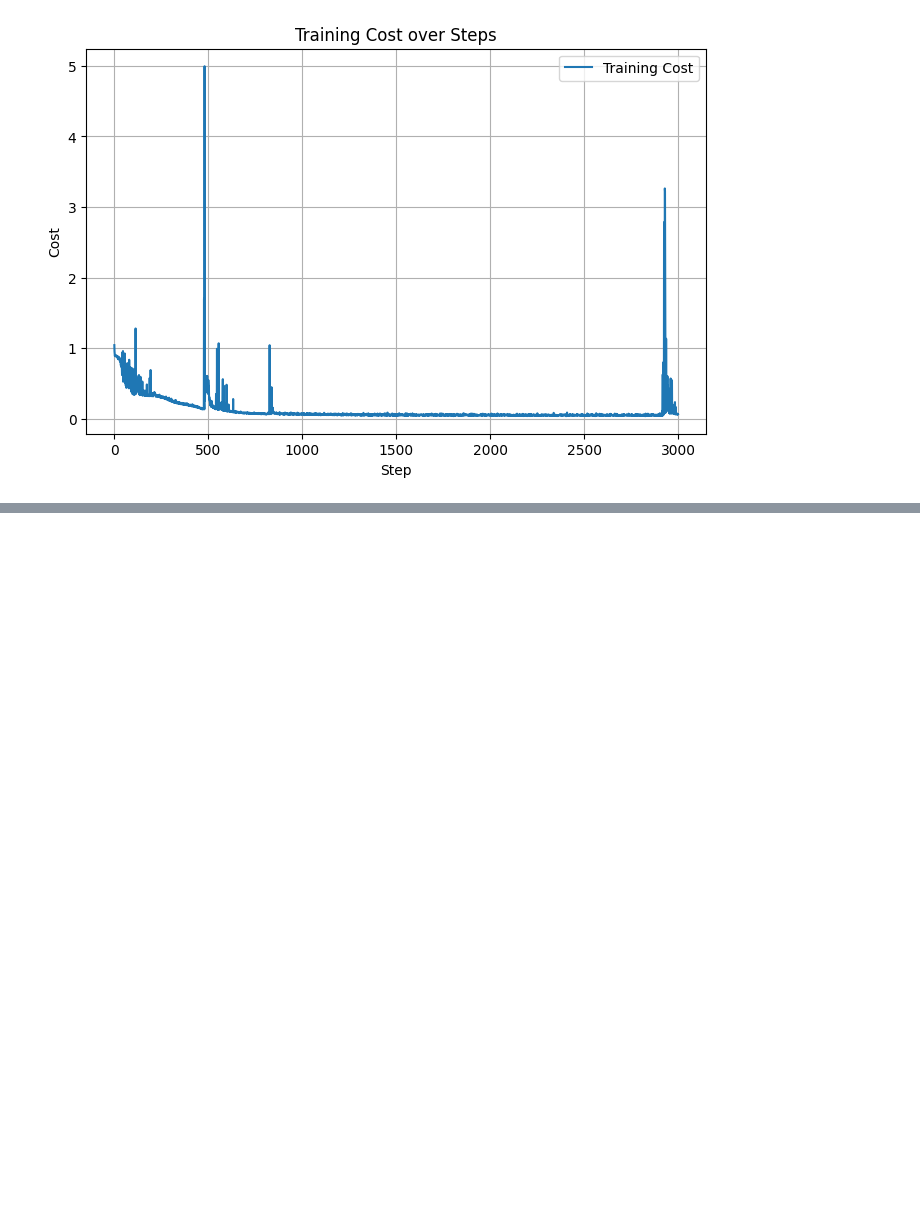
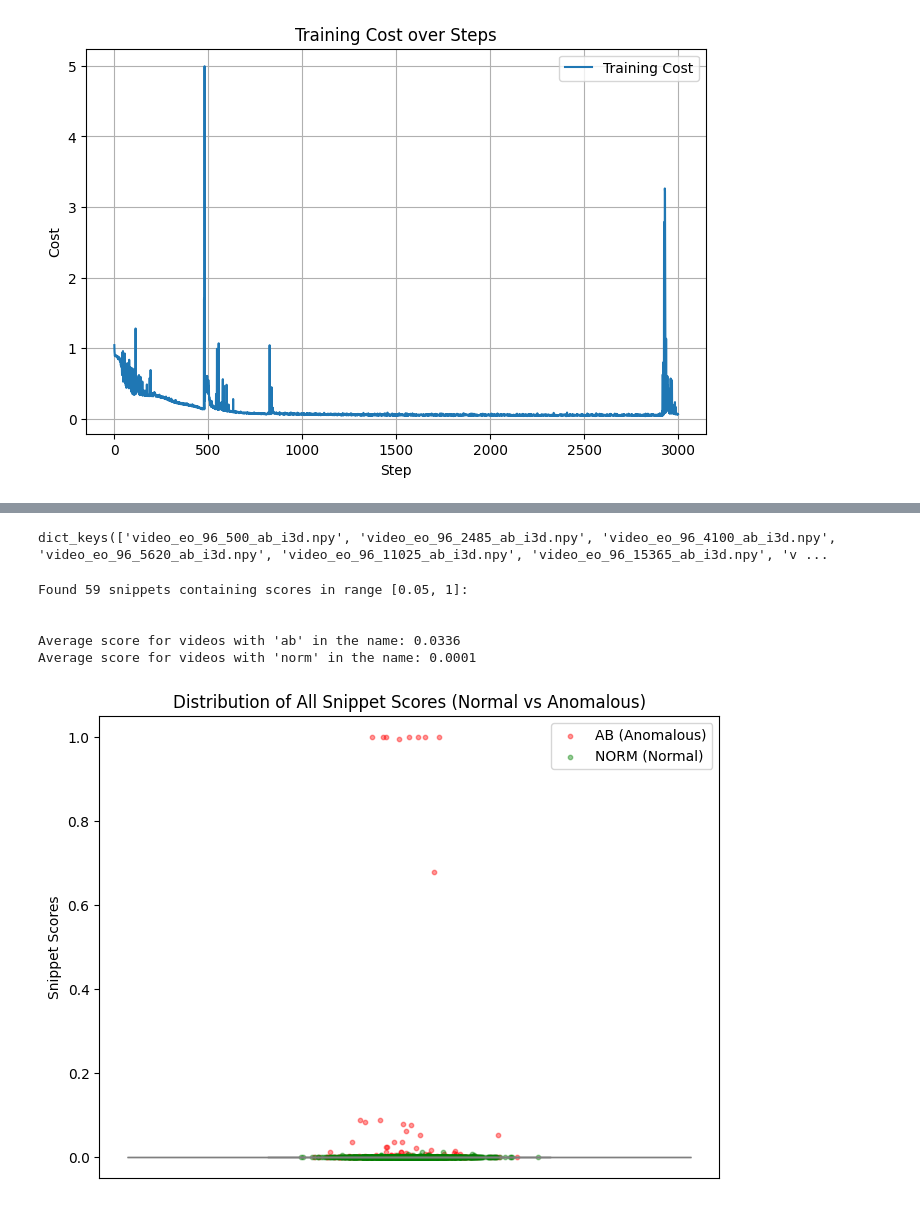
Before and after one commit to juandchu/UR-DMU, a Jupyter notebook: infer.ipynb, the cells around one changed output, grey strips where cells are left out. Cells and saved outputs as stored; diff of their text form; code cells hidden in the pictures; blank space fills up the shorter version.

```diff
--- a/infer.ipynb
+++ b/infer.ipynb
@@ -77,7 +77,7 @@ def evaluate_snippet_level(frame_predict, gt_path="frame_label/frame_gt.npy"):
 if __name__ == "__main__":
     # 1. Load model
     model = WSAD(input_size=1024, flag="Test", a_nums=60, n_nums=60).cuda()
-    model_path = "models/versions/moerdijk_model_v1_new_encoder.pkl"
+    model_path = "models/versions/moerdijk_model_newencoder_v2.pkl"
     model.load_state_dict(torch.load(model_path, map_location="cuda"))
 
     # 2. Load test dataset
@@ -170,0 +303,77 @@ plot_training_cost(csv_path)
+# %%
+snippet_scores_dict.keys()
+# %% [output]
+dict_keys(['video_eo_96_500_ab_i3d.npy', 'video_eo_96_2485_ab_i3d.npy', 'video_eo_96_4100_ab_i3d.npy', 'video_eo_96_5620_ab_i3d.npy', 'video_eo_96_11025_ab_i3d.npy', 'video_eo_96_15365_ab_i3d.npy', 'v ...
+# %%
+import numpy as np
+
+# Filter snippets with at least one score in the desired range
+target_snippets = snippet_scores_dict
+
+print(f"Found {len(target_snippets)} snippets containing scores in range [0.05, 1]:\n")
+
+# Separate lists for 'ab' and 'norm'
+ab_scores = []
+norm_scores = []
+
+for filename, scores in target_snippets.items():
+    max_score = np.max(scores)
+    # print(f"{filename}: Max Score = {max_score:.4f}")
+
+    if 'ab' in filename.lower():
+        ab_scores.append(np.mean(scores))  # Average score per video
+        # print(filename.lower())
+    elif 'norm' in filename.lower():
+        norm_scores.append(np.mean(scores))
+
+# Compute averages per group
+avg_ab = np.mean(ab_scores) if ab_scores else float('nan')
+avg_norm = np.mean(norm_scores) if norm_scores else float('nan')
+
+print(f"\nAverage score for videos with 'ab' in the name: {avg_ab:.4f}")
+print(f"Average score for videos with 'norm' in the name: {avg_norm:.4f}")
+# %% [output]
+Found 59 snippets containing scores in range [0.05, 1]:
+
+
+Average score for videos with 'ab' in the name: 0.0336
+Average score for videos with 'norm' in the name: 0.0001
+# %%
+import numpy as np
+import matplotlib.pyplot as plt
+import seaborn as sns
+
+# Prepare lists for all scores
+ab_scores_all = []
+norm_scores_all = []
+
+for filename, scores in snippet_scores_dict.items():
+    if 'ab' in filename.lower():
+        ab_scores_all.extend(scores)
+    elif 'norm' in filename.lower():
+        norm_scores_all.extend(scores)
+
+# Combine all scores for single-column plot
+all_scores = ab_scores_all + norm_scores_all
+
+# Boxplot (single column)
+plt.figure(figsize=(8,6))
+sns.boxplot(y=all_scores, color='lightgray', showfliers=False)
+
+# Scatter points with jitter
+y_jitter_ab = np.array(ab_scores_all)
+y_jitter_norm = np.array(norm_scores_all)
+
+x_jitter_ab = np.random.normal(loc=0, scale=0.05, size=len(ab_scores_all))
+x_jitter_norm = np.random.normal(loc=0, scale=0.05, size=len(norm_scores_all))
+
+plt.scatter(x_jitter_ab, y_jitter_ab, color='red', alpha=0.4, s=10, label='AB (Anomalous)')
+plt.scatter(x_jitter_norm, y_jitter_norm, color='green', alpha=0.4, s=10, label='NORM (Normal)')
+
+plt.xticks([])  # remove x-tick labels
+plt.ylabel('Snippet Scores')
+plt.title('Distribution of All Snippet Scores (Normal vs Anomalous)')
+plt.legend()
+plt.show()
+# %% [output]
+[figure, added]
```
Also changed, not shown: parts of 2 cells of this notebook, 2 other files.
